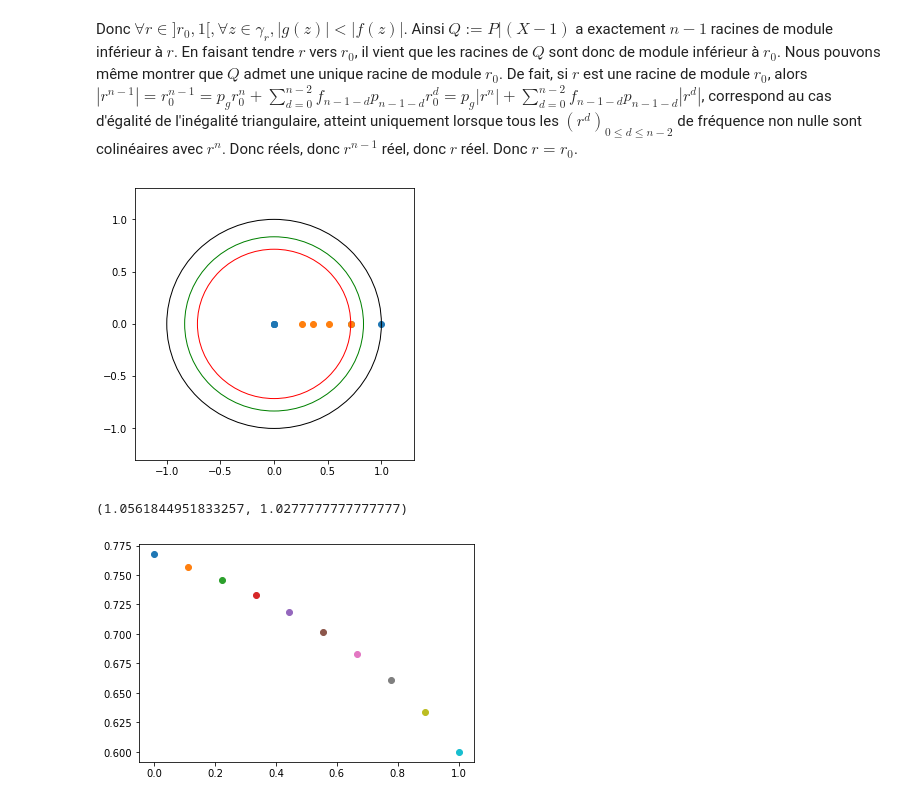
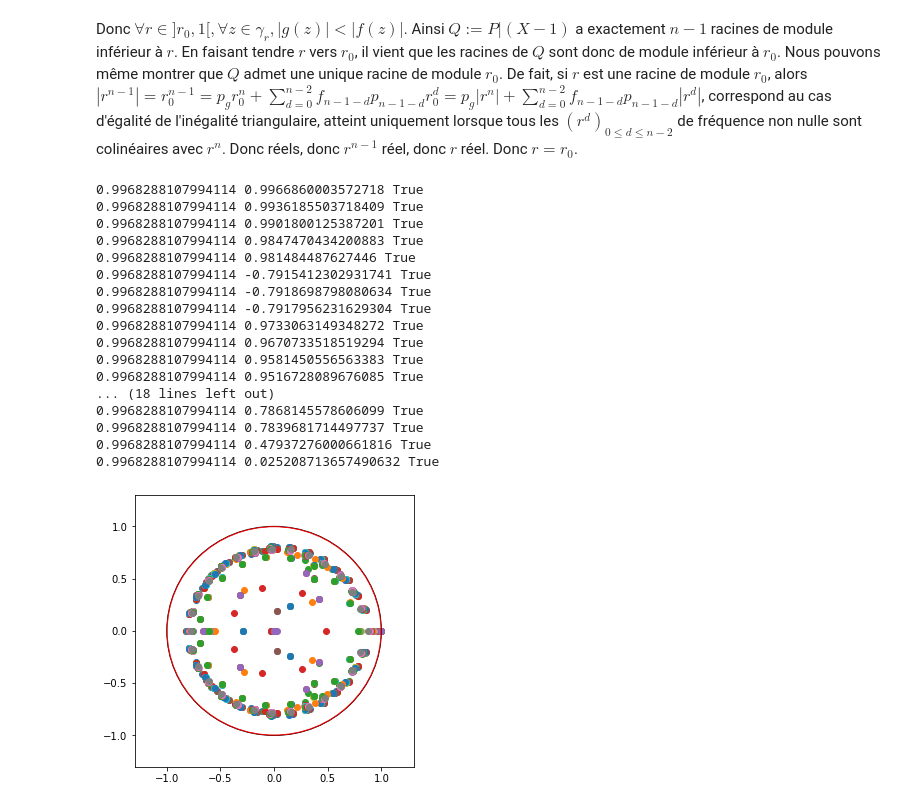
Before and after one commit to jeanHeibig/casinoRoulette, a Jupyter notebook: model2/rouche.ipynb, the cells around one changed output. Drawn from its saved outputs; the diff is of its cells as text; code cells hidden in the pictures.

```diff
--- a/model2/rouche.ipynb
+++ b/model2/rouche.ipynb
@@ -22,33 +22,60 @@ Donc $\forall r \in ]r_{0}, 1[, \forall z \in \gamma_{r}, |g(z)| < |f(z)|$. Ains
 # %%
 import matplotlib.pyplot as plt
 import numpy as np
 
+np.random.seed(0)
+
+
 z = 1  # Nombre de zéros
-n = 5  # Nombre de numéros (zéros exclus)
+n = 36  # Nombre de numéros (zéros exclus)
 p = lambda d: n / (n + z) / (d + 1)
-f = np.zeros(n - 1)
-f[0] = 1
-# f = np.random.random(n - 1)
+# f = np.zeros(n - 1)
+# f[0] = 1
+f = np.random.random(n - 1)
 f /= np.sum(f)
 p_g = 1 - f @ p(np.arange(1, n))
 P = np.append((p_g, -1), f * p(np.arange(1, n)))
 r = np.roots(P)
 
 plt.figure(figsize=(5, 5))
 plt.xlim([-1.3, 1.3])
 plt.ylim([-1.3, 1.3])
 circle0 = plt.Circle((0, 0), 1, edgecolor='k', fill=False)
 circle1 = plt.Circle((0, 0), np.abs(r[1]), edgecolor='r', fill=False)
-circle2 = plt.Circle((0, 0), n / (n + z), edgecolor='g', fill=False)
 plt.gcf().gca().add_patch(circle0)
 plt.gcf().gca().add_patch(circle1)
-plt.gcf().gca().add_patch(circle2)
 plt.scatter(np.real(r), np.imag(r))
-plt.scatter(np.real(r[1] ** np.arange(1, n)), np.imag(r[1] ** np.arange(1, n)))
+f2 = f.copy()
+
+ks = np.arange(1, n - 1)
+np.random.shuffle(ks)
+
+for i in range(n - 2):
+    k = ks[i]
+    f2[0], f2[k] = f[0] + f[k], 0
+    p_g2 = 1 - f2 @ p(np.arange(1, n))
+    P2 = np.append((p_g2, -1), f2 * p(np.arange(1, n)))
+    r2 = np.roots(P2)
+    plt.scatter(np.real(r2), np.imag(r2))
+    print(np.real(r[1]), np.real(r2[1]), np.real(r[1]) >= np.real(r2[1]))
+
 plt.show()
 # %% [output]
+0.9968288107994114 0.9966860003572718 True
+0.9968288107994114 0.9936185503718409 True
+0.9968288107994114 0.9901800125387201 True
+0.9968288107994114 0.9847470434200883 True
+0.9968288107994114 0.981484487627446 True
+0.9968288107994114 -0.7915412302931741 True
+0.9968288107994114 -0.7918698798080634 True
+0.9968288107994114 -0.7917956231629304 True
+0.9968288107994114 0.9733063149348272 True
+0.9968288107994114 0.9670733518519294 True
+0.9968288107994114 0.9581450556563383 True
+0.9968288107994114 0.9516728089676085 True
+... (18 lines left out)
+0.9968288107994114 0.7868145578606099 True
+0.9968288107994114 0.7839681714497737 True
+0.9968288107994114 0.47937276000661816 True
+0.9968288107994114 0.025208713657490632 True
-[figure, old version]
+[figure, new version]
-# %%
-f @ (np.real(r[1]) ** -np.arange(1, n)), 1 + z / n
-# %% [output]
-(1.0561844951833257, 1.0277777777777777)
@@ -63,7 +81,0 @@ f = lambda f1: np.array([f1, 1 - f1])
-# %%
-N = 10
-fs = f(np.linspace(0, 1, N))
-for i in range(N):
-    plt.scatter(fs[0, i], r0(fs[:, i]))
-# %% [output]
-[figure, removed]
```
Also changed, not shown: parts of 2 cells of this notebook.
